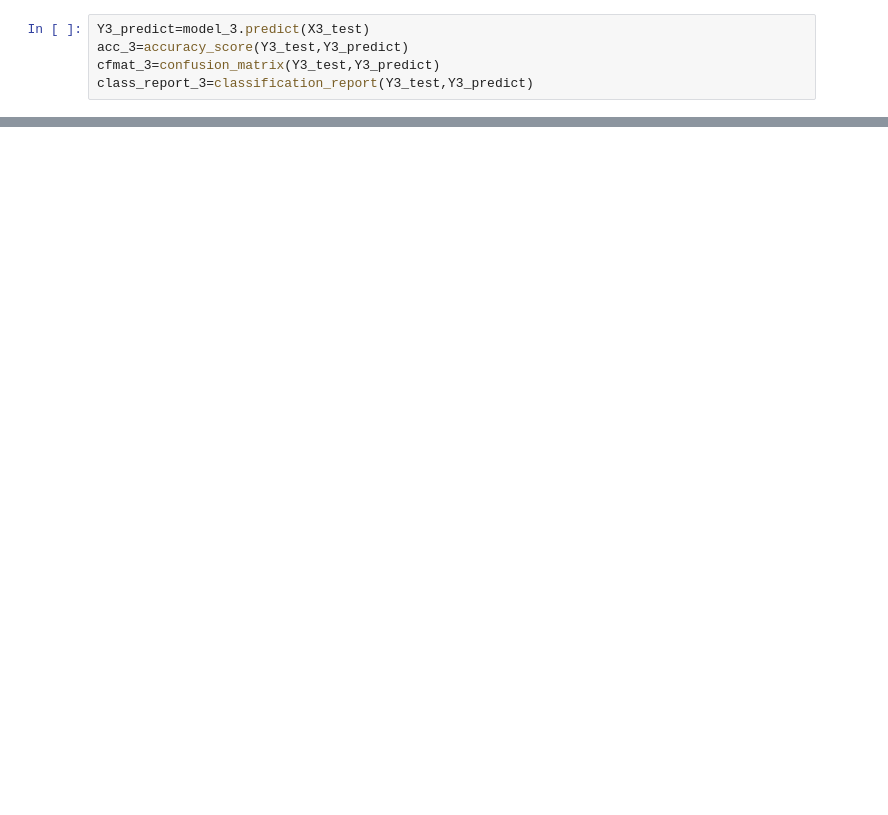
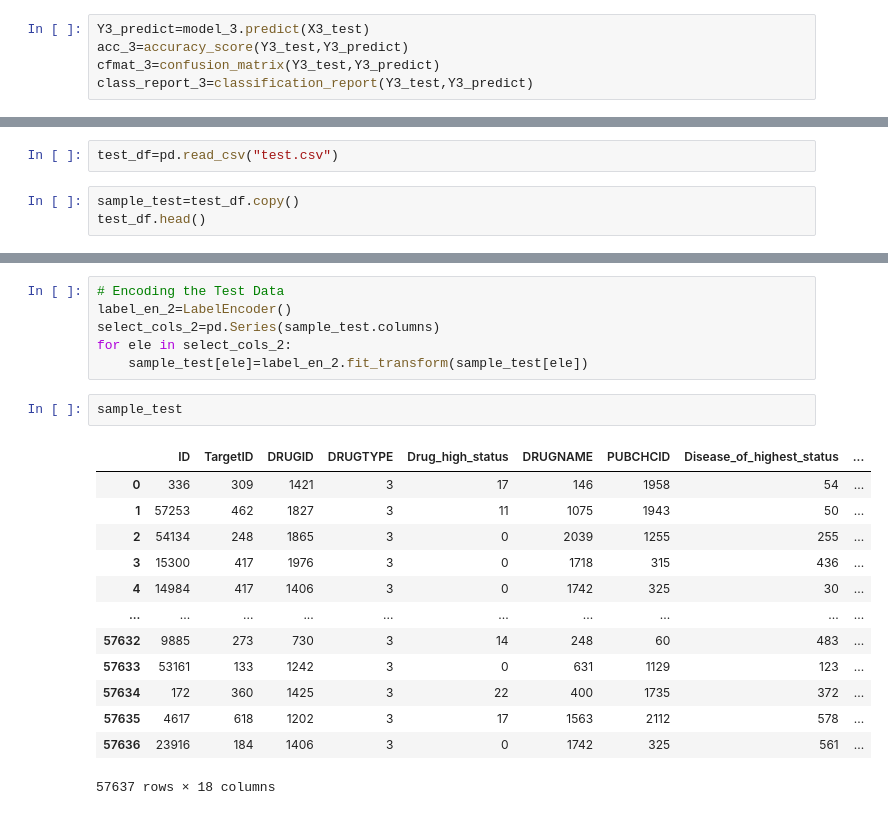
Before and after one commit to SianRods/NEXUS_ML, a Jupyter notebook: Model_Implementation.ipynb, the cells around one changed output, grey strips where cells are left out. Saved outputs shown, nothing was run; the diff lists cells and outputs as text; blank space fills up the shorter version.

```diff
--- a/Model_Implementation.ipynb
+++ b/Model_Implementation.ipynb
@@ -355,0 +327,5 @@ weighted avg       0.95      0.95      0.95     26898
+# %%
+test_df=pd.read_csv("test.csv")
+# %%
+sample_test=test_df.copy()
+test_df.head()
@@ -355,0 +339,22 @@ weighted avg       0.95      0.95      0.95     26898
+# %%
+# Encoding the Test Data
+label_en_2=LabelEncoder()
+select_cols_2=pd.Series(sample_test.columns)
+for ele in select_cols_2:
+    sample_test[ele]=label_en_2.fit_transform(sample_test[ele])
+# %%
+sample_test
+# %% [output]
+|  | ID | TargetID | DRUGID | DRUGTYPE | Drug_high_status | DRUGNAME | PUBCHCID | Disease_of_highest_status | ... |
+| 0 | 336 | 309 | 1421 | 3 | 17 | 146 | 1958 | 54 | ... |
+| 1 | 57253 | 462 | 1827 | 3 | 11 | 1075 | 1943 | 50 | ... |
+| 2 | 54134 | 248 | 1865 | 3 | 0 | 2039 | 1255 | 255 | ... |
+| 3 | 15300 | 417 | 1976 | 3 | 0 | 1718 | 315 | 436 | ... |
+| 4 | 14984 | 417 | 1406 | 3 | 0 | 1742 | 325 | 30 | ... |
+| ... | ... | ... | ... | ... | ... | ... | ... | ... | ... |
+| 57632 | 9885 | 273 | 730 | 3 | 14 | 248 | 60 | 483 | ... |
+| 57633 | 53161 | 133 | 1242 | 3 | 0 | 631 | 1129 | 123 | ... |
+| 57634 | 172 | 360 | 1425 | 3 | 22 | 400 | 1735 | 372 | ... |
+| 57635 | 4617 | 618 | 1202 | 3 | 17 | 1563 | 2112 | 578 | ... |
+| 57636 | 23916 | 184 | 1406 | 3 | 0 | 1742 | 325 | 561 | ... |
+57637 rows × 18 columns
```
Also changed, not shown: parts of 24 cells of this notebook, 3 other files.
